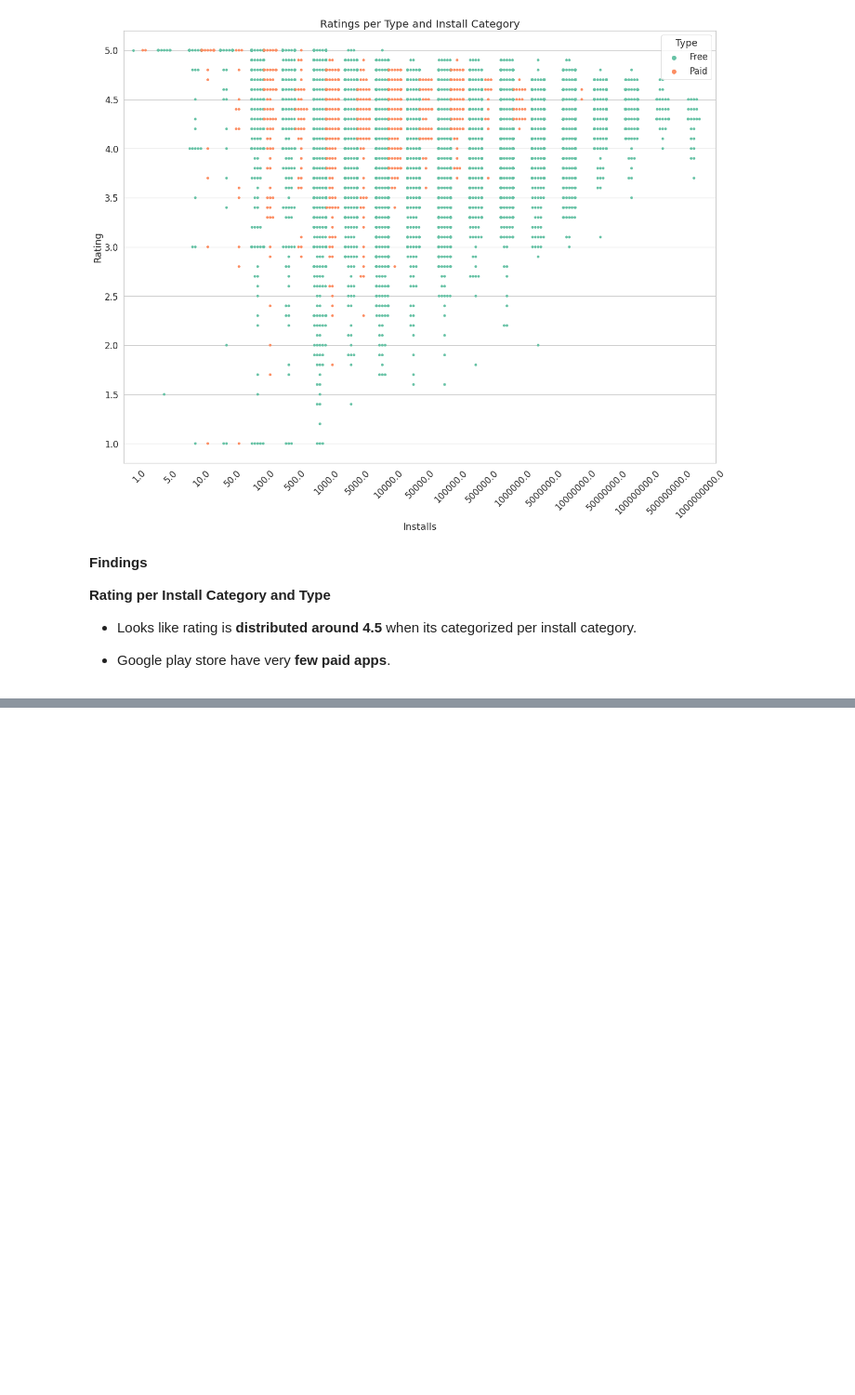
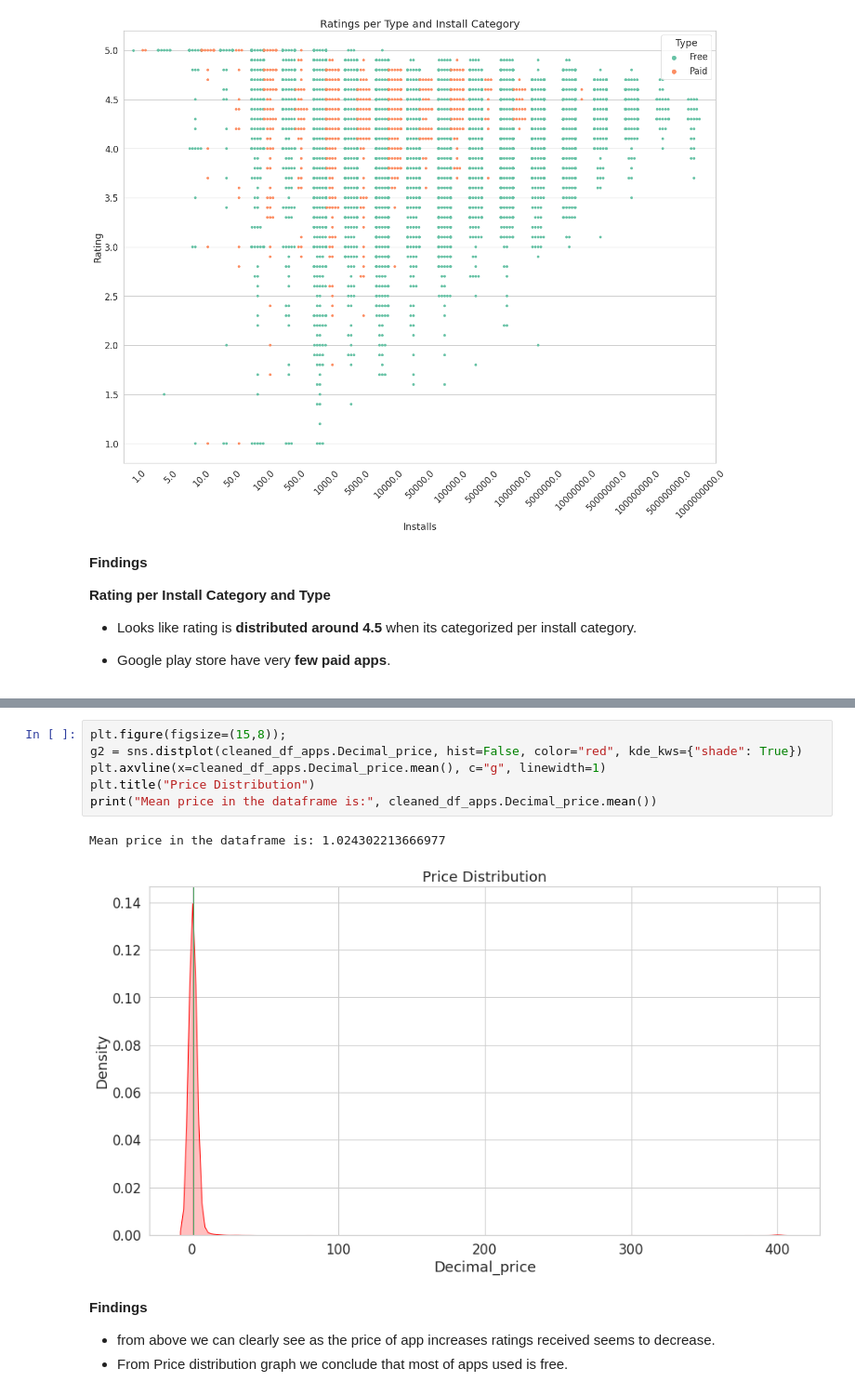
Before and after one commit to raushan9jnv/Play-Store-App-Review-Analysis, a Jupyter notebook: Almabetter_Play_Store_App_Review_Analysis_Capstone_Project_1.ipynb, the cells around one changed output, grey strips where cells are left out. Shown at 93% size. Cells and saved outputs as stored; diff of their text form; blank space fills up the shorter version.

```diff
--- a/Almabetter_Play_Store_App_Review_Analysis_Capstone_Project_1.ipynb
+++ b/Almabetter_Play_Store_App_Review_Analysis_Capstone_Project_1.ipynb
@@ -1564,0 +1601,13 @@ for item in ax.get_xticklabels():
+# %%
+plt.figure(figsize=(15,8));
+g2 = sns.distplot(cleaned_df_apps.Decimal_price, hist=False, color="red", kde_kws={"shade": True})
+plt.axvline(x=cleaned_df_apps.Decimal_price.mean(), c="g", linewidth=1)
+plt.title("Price Distribution")
+print("Mean price in the dataframe is:", cleaned_df_apps.Decimal_price.mean())
+# %% [output]
+Mean price in the dataframe is: 1.024302213666977
+[figure, added]
+# %% [markdown]
+**Findings**
+* from above we can clearly see as the price of app increases ratings received seems to decrease.
+* From Price distribution graph we conclude that most of apps used is free.
```
Also changed, not shown: parts of 12 cells of this notebook.
